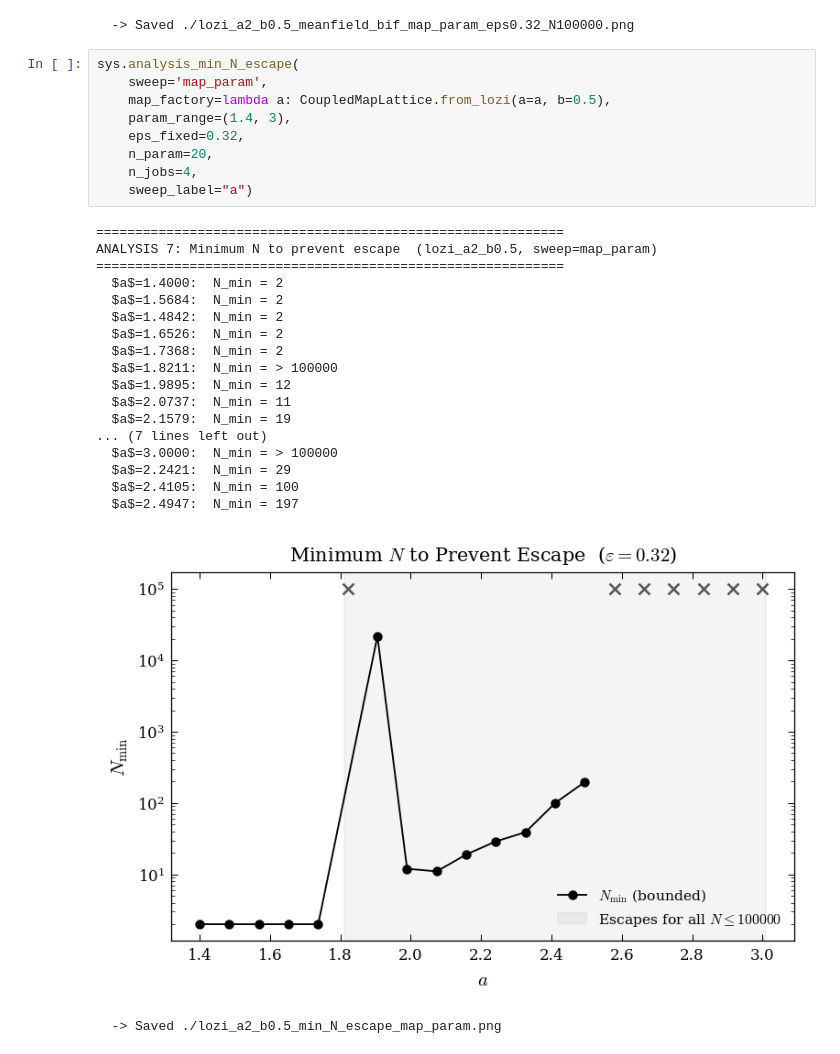
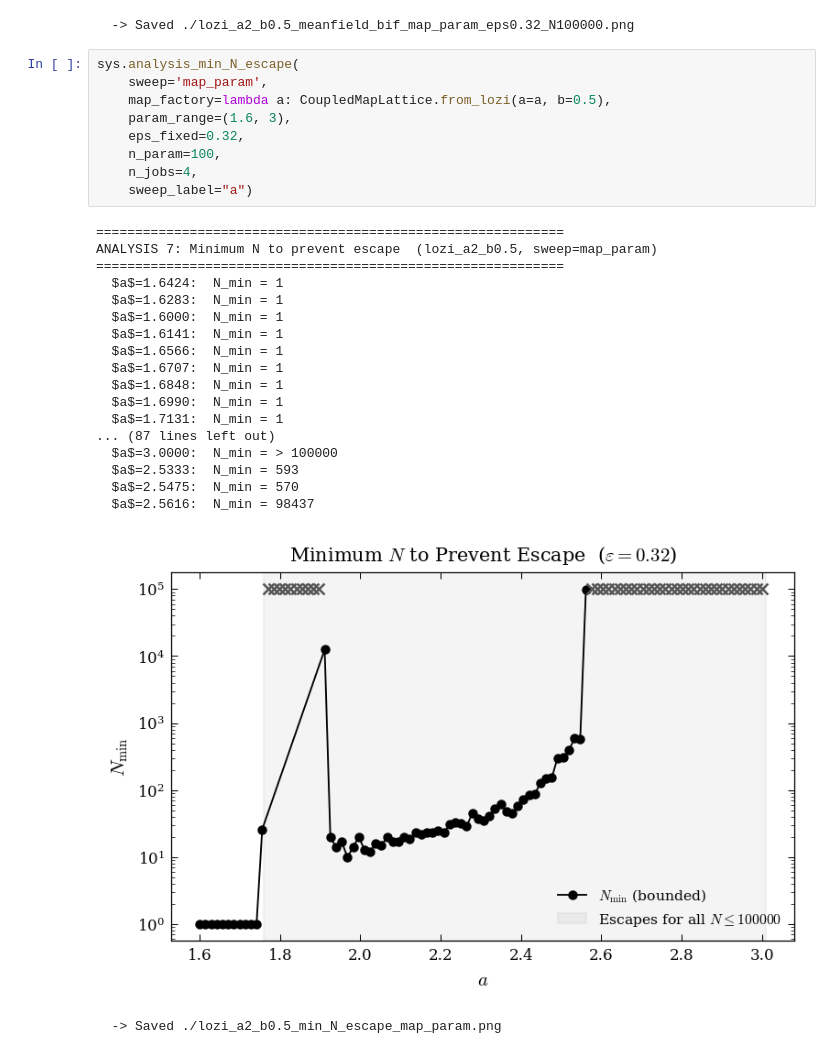
Before and after one commit to DaNameless/sophrosyne, a Jupyter notebook: code/notebooks/lozi.ipynb, the cells around one changed output. Saved outputs shown, nothing was run; the diff lists cells and outputs as text.

```diff
--- a/code/notebooks/lozi.ipynb
+++ b/code/notebooks/lozi.ipynb
@@ -84,29 +84,29 @@ ANALYSIS 6: Mean-field bifurcation  (lozi_a2_b0.5, sweep=map_param, N=100000)
 # %%
 sys.analysis_min_N_escape(
     sweep='map_param',
     map_factory=lambda a: CoupledMapLattice.from_lozi(a=a, b=0.5),
-    param_range=(1.4, 3),
+    param_range=(1.6, 3),
     eps_fixed=0.32,
-    n_param=20,
+    n_param=100,
     n_jobs=4,
     sweep_label="a")
 # %% [output]
 ============================================================
 ANALYSIS 7: Minimum N to prevent escape  (lozi_a2_b0.5, sweep=map_param)
 ============================================================
-  $a$=1.4000:  N_min = 2
-  $a$=1.5684:  N_min = 2
-  $a$=1.4842:  N_min = 2
-  $a$=1.6526:  N_min = 2
-  $a$=1.7368:  N_min = 2
-  $a$=1.8211:  N_min = > 100000
-  $a$=1.9895:  N_min = 12
-  $a$=2.0737:  N_min = 11
-  $a$=2.1579:  N_min = 19
-... (7 lines left out)
+  $a$=1.6424:  N_min = 1
+  $a$=1.6283:  N_min = 1
+  $a$=1.6000:  N_min = 1
+  $a$=1.6141:  N_min = 1
+  $a$=1.6566:  N_min = 1
+  $a$=1.6707:  N_min = 1
+  $a$=1.6848:  N_min = 1
+  $a$=1.6990:  N_min = 1
+  $a$=1.7131:  N_min = 1
+... (87 lines left out)
   $a$=3.0000:  N_min = > 100000
-  $a$=2.2421:  N_min = 29
-  $a$=2.4105:  N_min = 100
-  $a$=2.4947:  N_min = 197
+  $a$=2.5333:  N_min = 593
+  $a$=2.5475:  N_min = 570
+  $a$=2.5616:  N_min = 98437
-[figure, old version]
+[figure, new version]
   -> Saved ./lozi_a2_b0.5_min_N_escape_map_param.png
```
Also changed, not shown: parts of 3 cells of this notebook, 2 other files.
